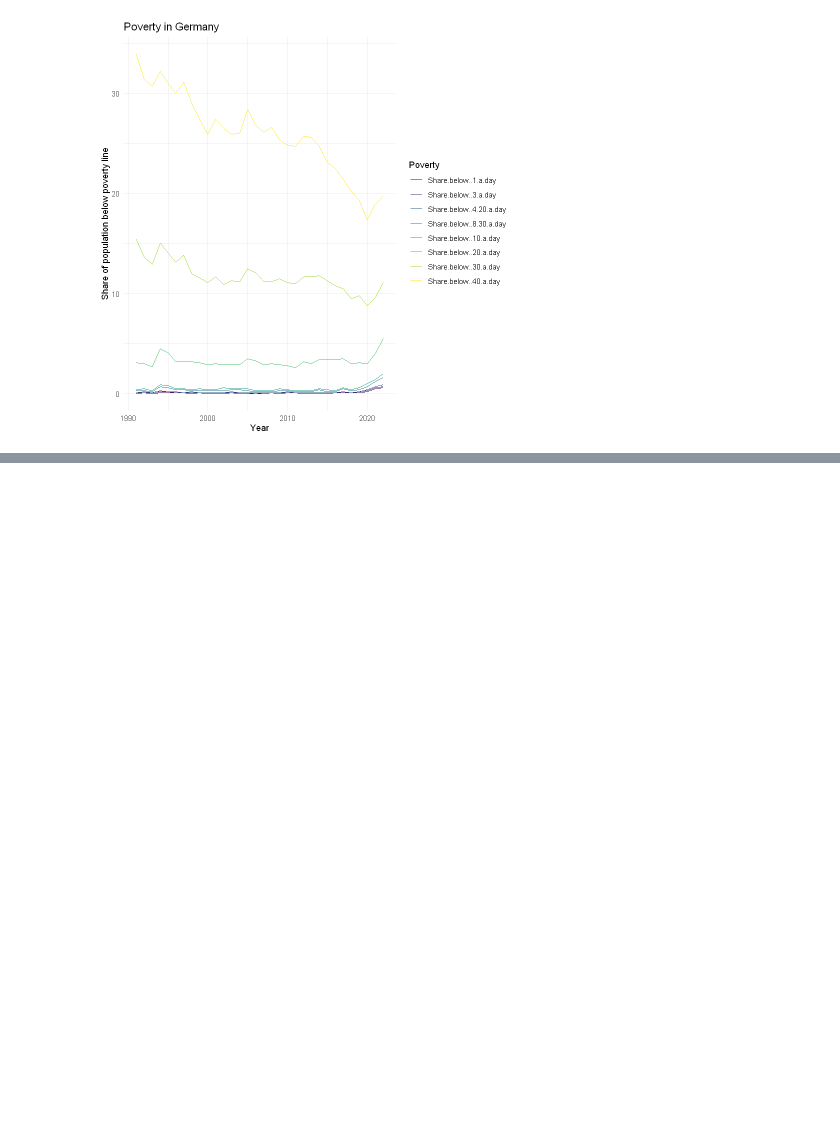
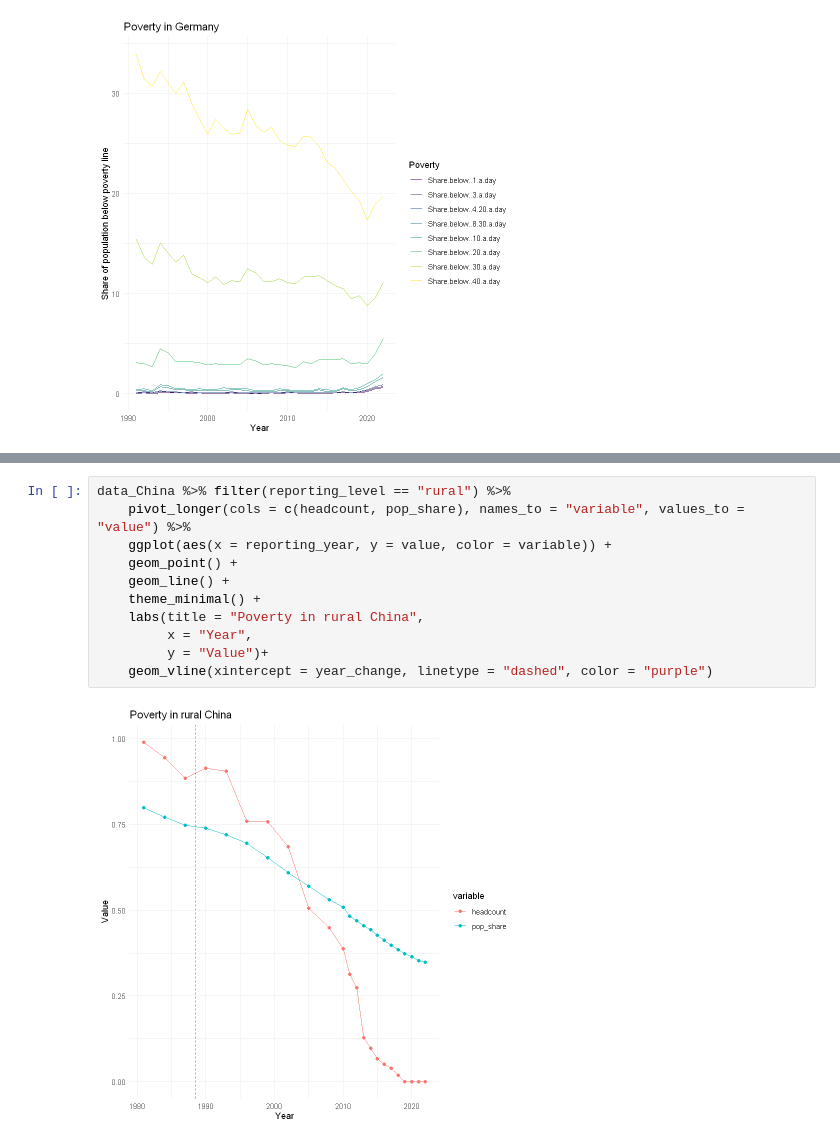
Before and after one commit to WaCa-Econ-Stat/Grundlegendes-Praxisprojekt, a Jupyter notebook: R files/File.ipynb, the cells around one changed output, grey strips where cells are left out. Cells and saved outputs as stored; diff of their text form; blank space fills up the shorter version.

```diff
--- a/R files/File.ipynb
+++ b/R files/File.ipynb
@@ -96,0 +279,13 @@ colnames(data_pip)
+# %%
+data_China %>% filter(reporting_level == "rural") %>%
+    pivot_longer(cols = c(headcount, pop_share), names_to = "variable", values_to = "value") %>%
+    ggplot(aes(x = reporting_year, y = value, color = variable)) +
+    geom_point() +
+    geom_line() +
+    theme_minimal() +
+    labs(title = "Poverty in rural China",
+         x = "Year",
+         y = "Value")+
+    geom_vline(xintercept = year_change, linetype = "dashed", color = "purple")
+# %% [output]
+[figure, added]
```
Also changed, not shown: parts of 16 cells of this notebook.
